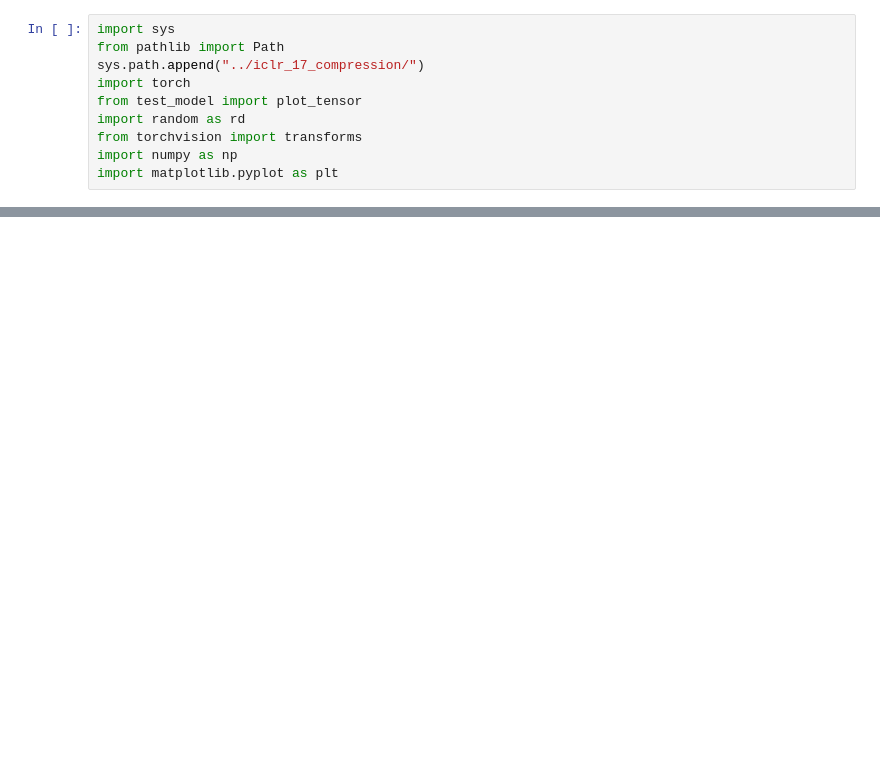
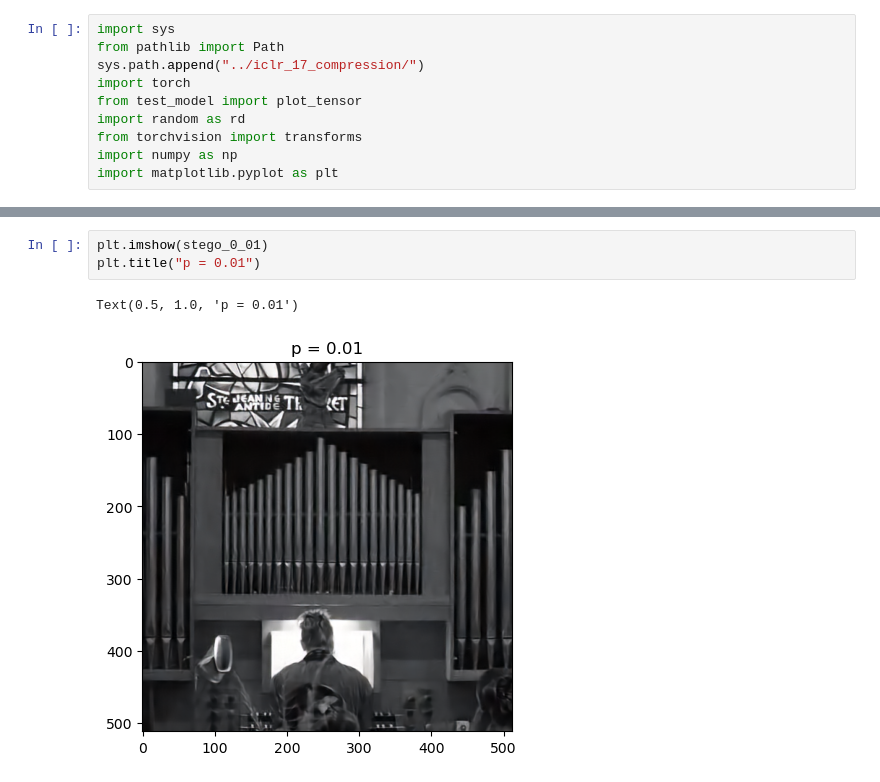
Before and after one commit to LucasSLD/steganography, a Jupyter notebook: misc/load_cover_stego.ipynb, the cells around one changed output, grey strips where cells are left out. Drawn from its saved outputs; the diff is of its cells as text; blank space fills up the shorter version.

```diff
--- a/misc/load_cover_stego.ipynb
+++ b/misc/load_cover_stego.ipynb
@@ -62,0 +87,6 @@ plt.colorbar()
+# %%
+plt.imshow(stego_0_01)
+plt.title("p = 0.01")
+# %% [output]
+Text(0.5, 1.0, 'p = 0.01')
+[figure, added]
```
Also changed, not shown: parts of 17 cells of this notebook, 2 other files.
